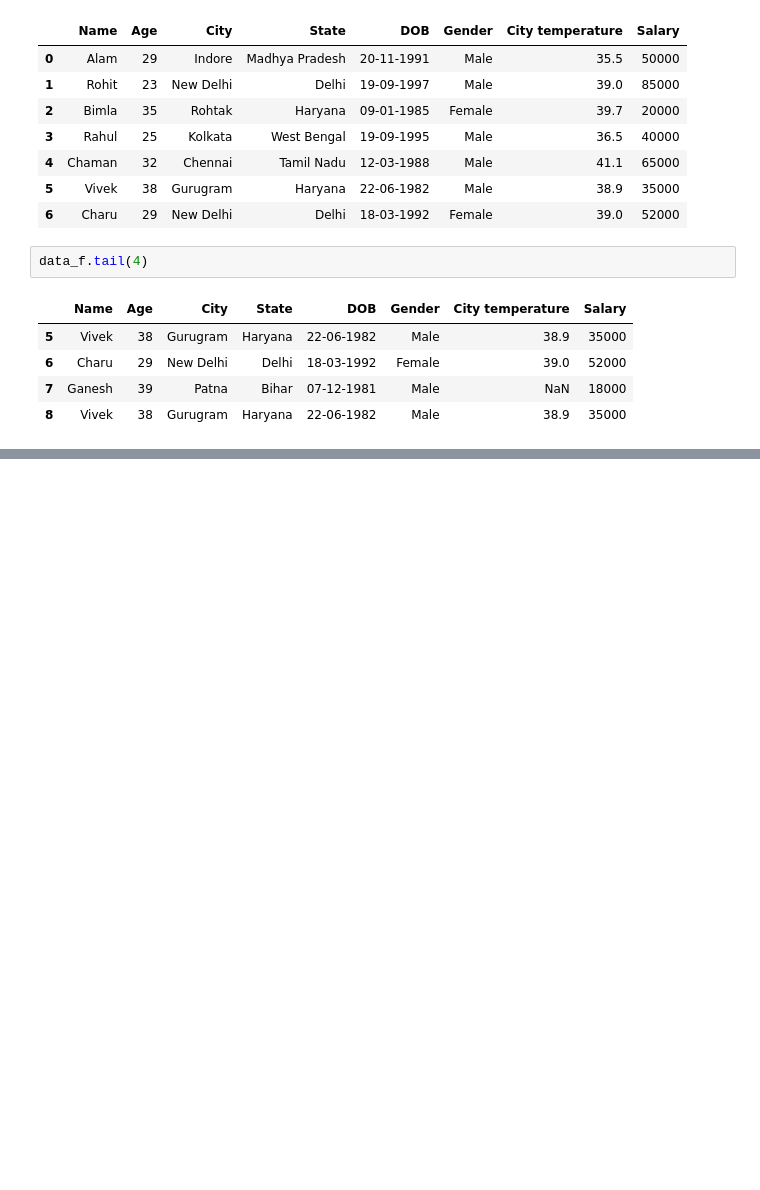
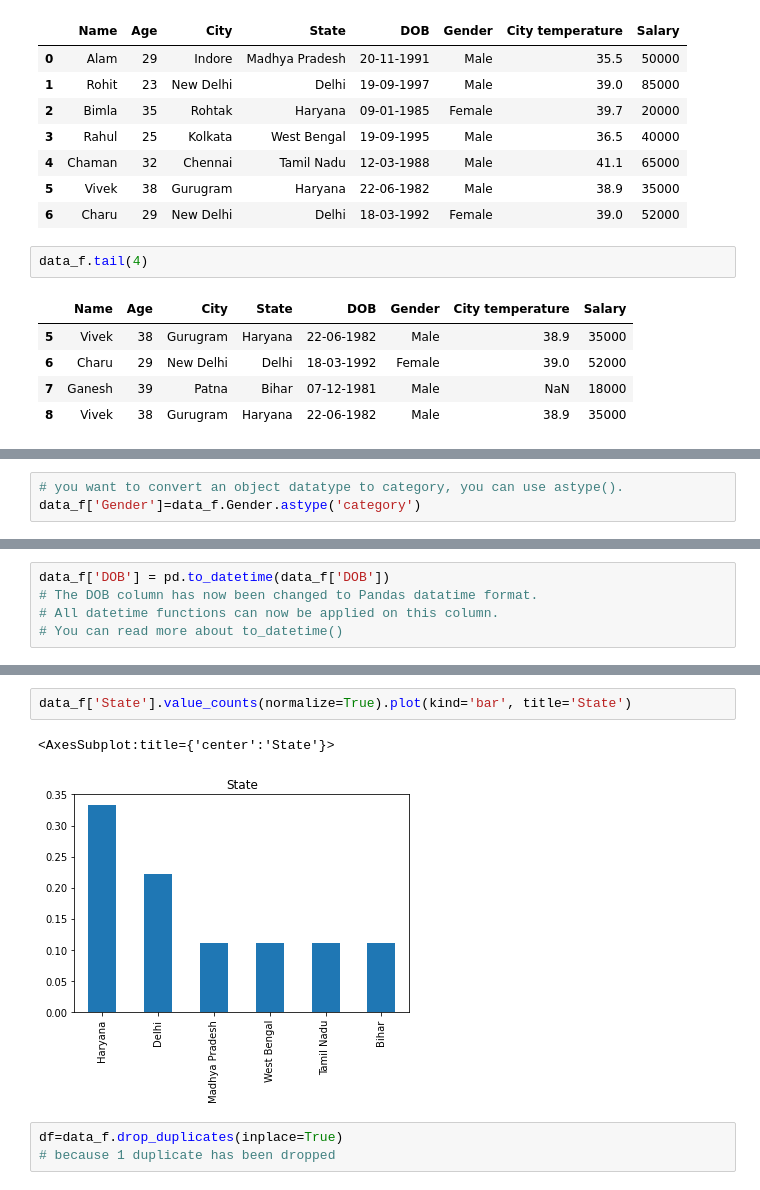
Before and after one commit to HotuRam/Pandas-tutorials, a Jupyter notebook: neweda.ipynb, the cells around one changed output, grey strips where cells are left out. Saved outputs shown, nothing was run; the diff lists cells and outputs as text; blank space fills up the shorter version.

```diff
--- a/neweda.ipynb
+++ b/neweda.ipynb
@@ -30,0 +58,3 @@ data_f.tail(4)
+# %%
+# you want to convert an object datatype to category, you can use astype().
+data_f['Gender']=data_f.Gender.astype('category')
@@ -30,0 +112,5 @@ data_f.tail(4)
+# %%
+data_f['DOB'] = pd.to_datetime(data_f['DOB'])
+# The DOB column has now been changed to Pandas datatime format.
+# All datetime functions can now be applied on this column.
+# You can read more about to_datetime()
@@ -30,0 +128,8 @@ data_f.tail(4)
+# %%
+data_f['State'].value_counts(normalize=True).plot(kind='bar', title='State')
+# %% [output]
+<AxesSubplot:title={'center':'State'}>
+[figure, added]
+# %%
+df=data_f.drop_duplicates(inplace=True)
+# because 1 duplicate has been dropped
```
Also changed, not shown: parts of 9 cells of this notebook.
